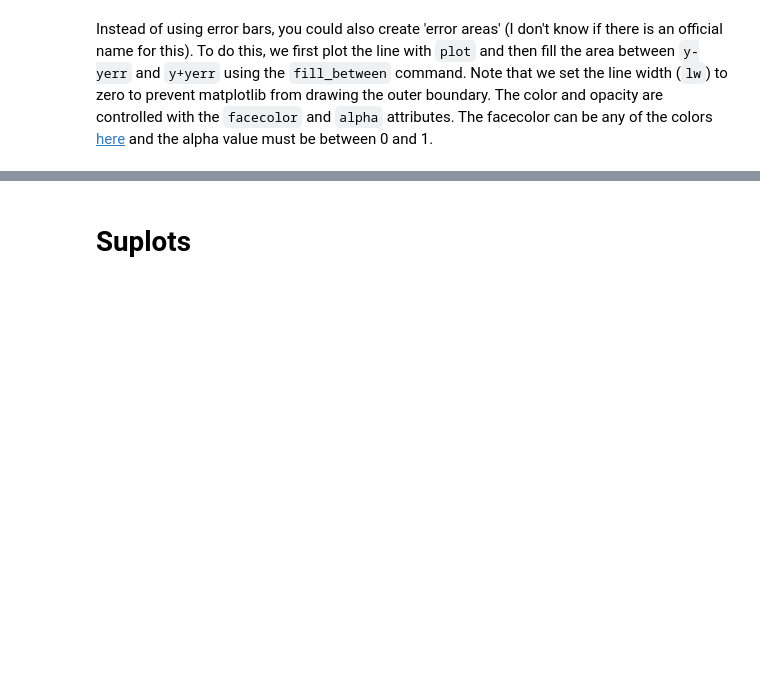
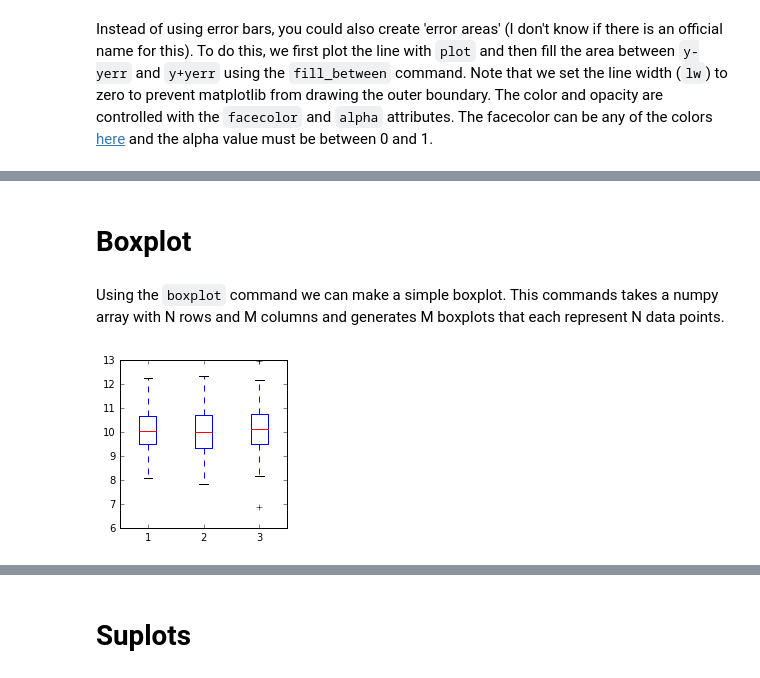
Before and after one commit to margrietpalm/Python-Examples, a Jupyter notebook: Plot examples.ipynb, the cells around one changed output, grey strips where cells are left out. Cells and saved outputs as stored; diff of their text form; code cells hidden in the pictures; blank space fills up the shorter version.

Commit message:
Added boxplot example

```diff
--- a/Plot examples.ipynb
+++ b/Plot examples.ipynb
@@ -70,0 +72,11 @@ plt.fill_between(x,y-yerr,y+yerr,lw=0,facecolor='grey',alpha=0.5)
+# %% [markdown]
+# Boxplot
+# %% [markdown]
+Using the `boxplot` command we can make a simple boxplot. This commands takes a numpy array with N rows and M columns and generates M boxplots that each represent N data points.
+# %%
+d1 = np.random.normal(10,1,(100,3))
+d2 = np.random.normal(12,2,(100,3))
+figure(figsize=(3,3))
+plt.boxplot(d1);
+# %% [output]
+[figure, added]
```
Also changed, not shown: parts of 7 cells of this notebook.
